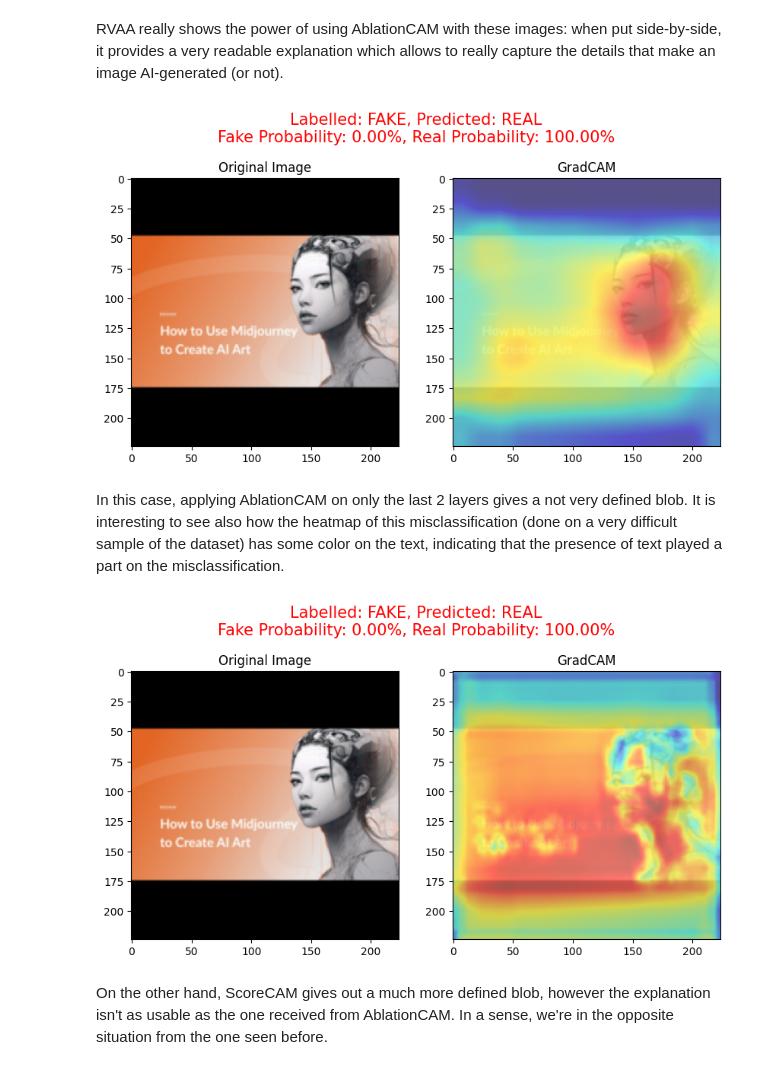
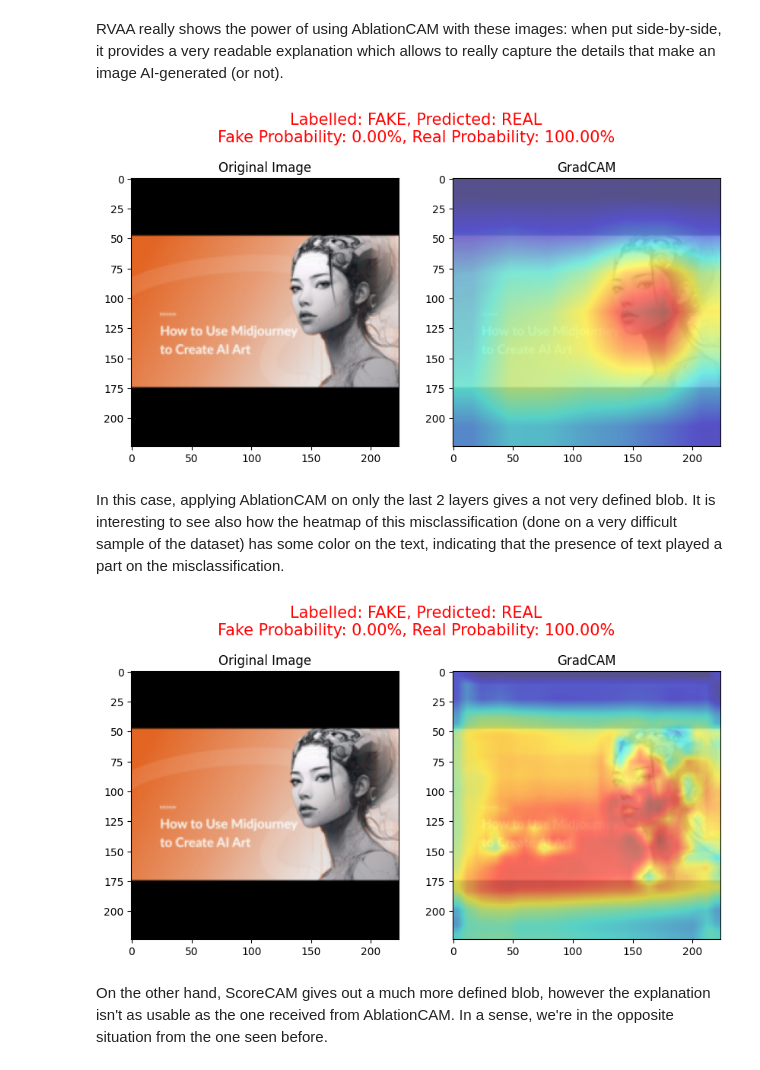
Before and after one commit to AngeloGalav/gauntlet, a Jupyter notebook: RVAA.ipynb, the cells around one changed output. Saved outputs shown, nothing was run; the diff lists cells and outputs as text; code cells hidden in the pictures.

```diff
--- a/RVAA.ipynb
+++ b/RVAA.ipynb
@@ -245,21 +245,21 @@ xai.explain_gradcam_single_image(test_dataloader,
 RVAA really shows the power of using AblationCAM with these images: when put side-by-side, it provides a very readable explanation which allows to really capture the details that make an image AI-generated (or not).
 # %%
 xai.explain_gradcam_single_image(test_dataloader,
-                                ft_resnet50, [ft_resnet50.layer3, ft_resnet50.layer4],
+                                ft_resnet50, [ft_resnet50.layer4],
                                 model_name = model_name, dataset_name = DATASET_NAME,
                                 index = 2)
 # %% [output]
-[figure, old version]
+[figure, new version]
 # %% [markdown]
 In this case, applying AblationCAM on only the last 2 layers gives a not very defined blob. It is interesting to see also how the heatmap of this misclassification (done on a very difficult sample of the dataset) has some color on the text, indicating that the presence of text played a part on the misclassification.
 # %%
 xai.explain_gradcam_single_image(test_dataloader,
-                                ft_resnet50, [ft_resnet50.layer1, ft_resnet50.layer2, ft_resnet50.layer3, ft_resnet50.layer4],
+                                ft_resnet50, [ft_resnet50.layer2, ft_resnet50.layer3, ft_resnet50.layer4],
                                 model_name = model_name, dataset_name = DATASET_NAME,
                                 index = 2,
                                 mapper="sc")
 # %% [output]
-[figure, old version]
+[figure, new version]
 # %% [markdown]
 On the other hand, ScoreCAM gives out a much more defined blob, however the explanation isn't as usable as the one received from AblationCAM. In a sense, we're in the opposite situation from the one seen before.
 # %%
```
Also changed, not shown: parts of 13 cells of this notebook, 3 other files.
